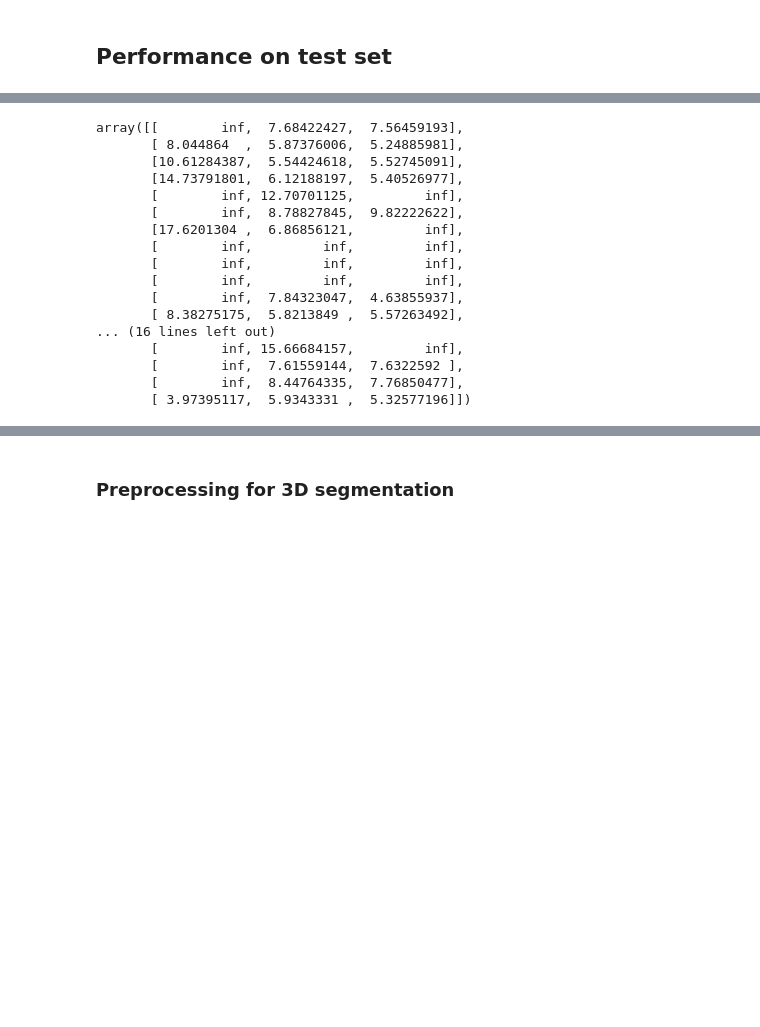
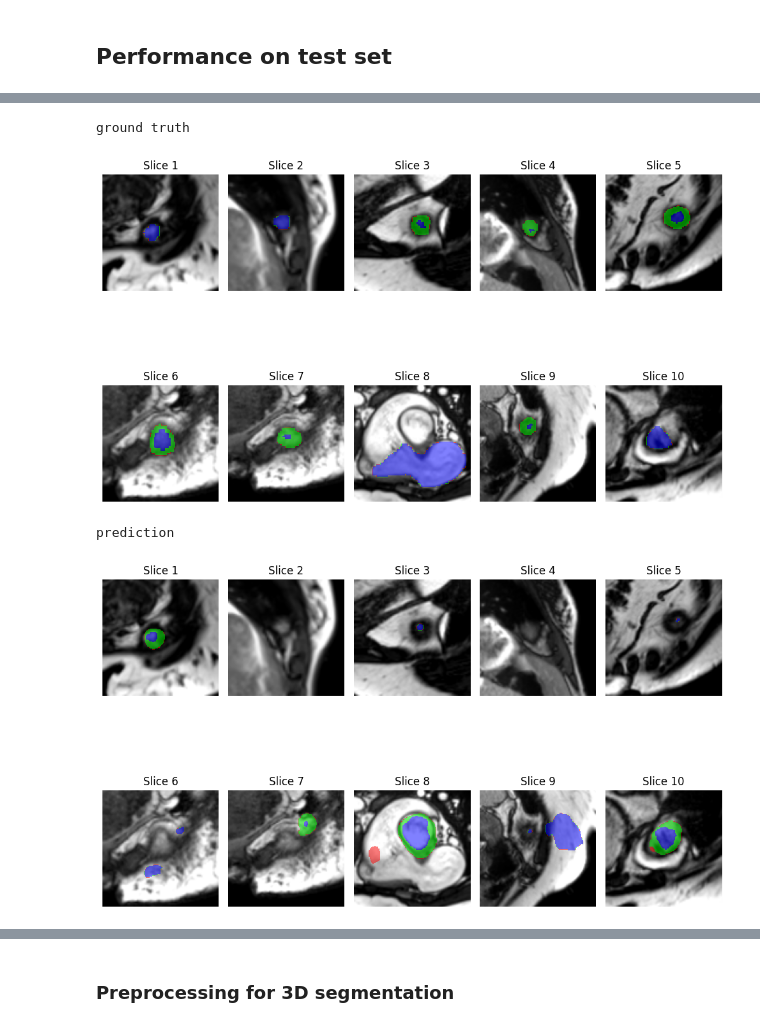
Before and after one commit to MunchkinChen/IMA206_project, a Jupyter notebook: run.ipynb, the cells around one changed output, grey strips where cells are left out. Saved outputs shown, nothing was run; the diff lists cells and outputs as text; code cells hidden in the pictures; blank space fills up the shorter version.

Commit message:
visualizing worst and best test performance

```diff
--- a/run.ipynb
+++ b/run.ipynb
@@ -410,0 +409,7 @@ postprocess = monai.transforms.Compose([
+# %%
+# smallest (resp. biggest) DICE metrics - worst (resp. best) performance
+dsc_means = np.nanmean(dscs, axis=1)
+sorted_indices = np.argsort(dsc_means)
+worst_indices = sorted_indices[:10]
+best_indices = sorted_indices[-10:][::-1]
+worst_indices, best_indices
@@ -411,19 +419,27 @@ postprocess = monai.transforms.Compose([
+# %%
+worst_batch = (test_X[worst_indices.copy()], test_Y[worst_indices.copy()])
+best_batch = (test_X[best_indices.copy()], test_Y[best_indices.copy()])
 # %%
-# visualize predicted and ground truth result on val set
-val_batch = next(iter(val_loader))
+def predict_label(test_batch, visualize=False):
+    test_input = test_batch[0]
 
-val_input = val_batch[0]
-with torch.no_grad():
-    outputs_val = model(val_input.to(DEVICE))
-outputs_val = postprocess(outputs_val)
+    with torch.no_grad():
+        outputs_test = model(test_input.to(DEVICE))
 
-label_pred = torch.argmax(outputs_val, dim=1).cpu()
-label_gt = val_batch[1].squeeze()
+    outputs_test = postprocess(outputs_test) # (BS, 4, H, W) a 0-1 mask for 4 classes
 
-print('ground truth')
-util.visualize_3D({"image": val_input[:10,0].permute(1,2,0),
-                   "label": label_gt[:10].permute(1,2,0)})
+    y_pred = outputs_test.cpu()
+    y_gt = monai.networks.utils.one_hot(test_batch[1],dim=1,num_classes=4)
 
-print('prediction')
-util.visualize_3D({"image": val_input[:10,0].permute(1,2,0),
-                   "label": label_pred[:10].permute(1,2,0)})
+
+    if visualize:
+        label_pred = torch.argmax(outputs_test, dim=1).cpu()
+        label_gt = test_batch[1].squeeze()
+
+        print('ground truth')
+        util.visualize_3D({"image": test_input[:,0].permute(1,2,0),
+                           "label": label_gt[:].permute(1,2,0)})
+
+        print('prediction')
+        util.visualize_3D({"image": test_input[:,0].permute(1,2,0),
+                           "label": label_pred[:].permute(1,2,0)})
@@ -466,20 +446,7 @@ Average metrics over val set of three classes: DSC [0.83834359 0.86215228 0.9064
-# %%
-hds
-# %% [output]
-array([[        inf,  7.68422427,  7.56459193],
-       [ 8.044864  ,  5.87376006,  5.24885981],
-       [10.61284387,  5.54424618,  5.52745091],
-       [14.73791801,  6.12188197,  5.40526977],
-       [        inf, 12.70701125,         inf],
-       [        inf,  8.78827845,  9.82222622],
-       [17.6201304 ,  6.86856121,         inf],
-       [        inf,         inf,         inf],
-       [        inf,         inf,         inf],
-       [        inf,         inf,         inf],
-       [        inf,  7.84323047,  4.63855937],
-       [ 8.38275175,  5.8213849 ,  5.57263492],
-... (16 lines left out)
-       [        inf, 15.66684157,         inf],
-       [        inf,  7.61559144,  7.6322592 ],
-       [        inf,  8.44764335,  7.76850477],
-       [ 3.97395117,  5.9343331 ,  5.32577196]])
+# %%
+predict_label(worst_batch, visualize=True)
+# %% [output]
+ground truth
+[figure, added]
+prediction
+[figure, added]
```
Also changed, not shown: parts of 15 cells of this notebook.
